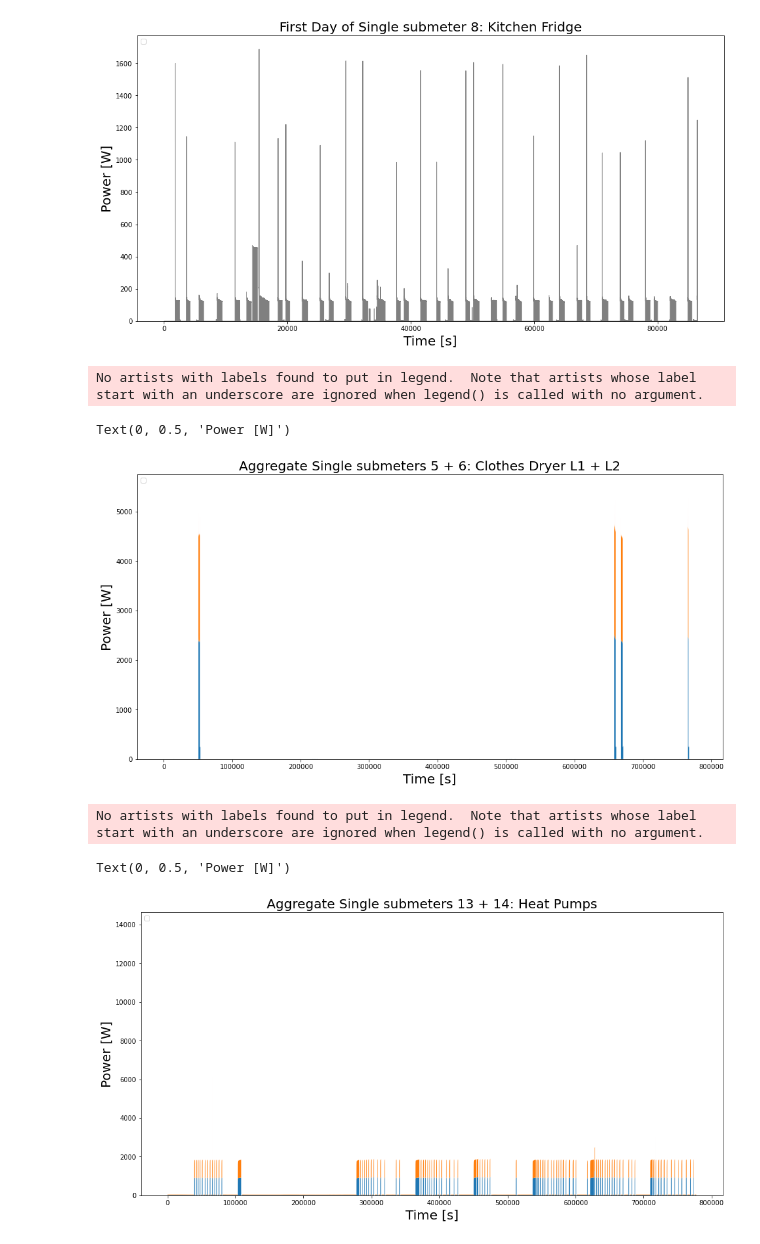
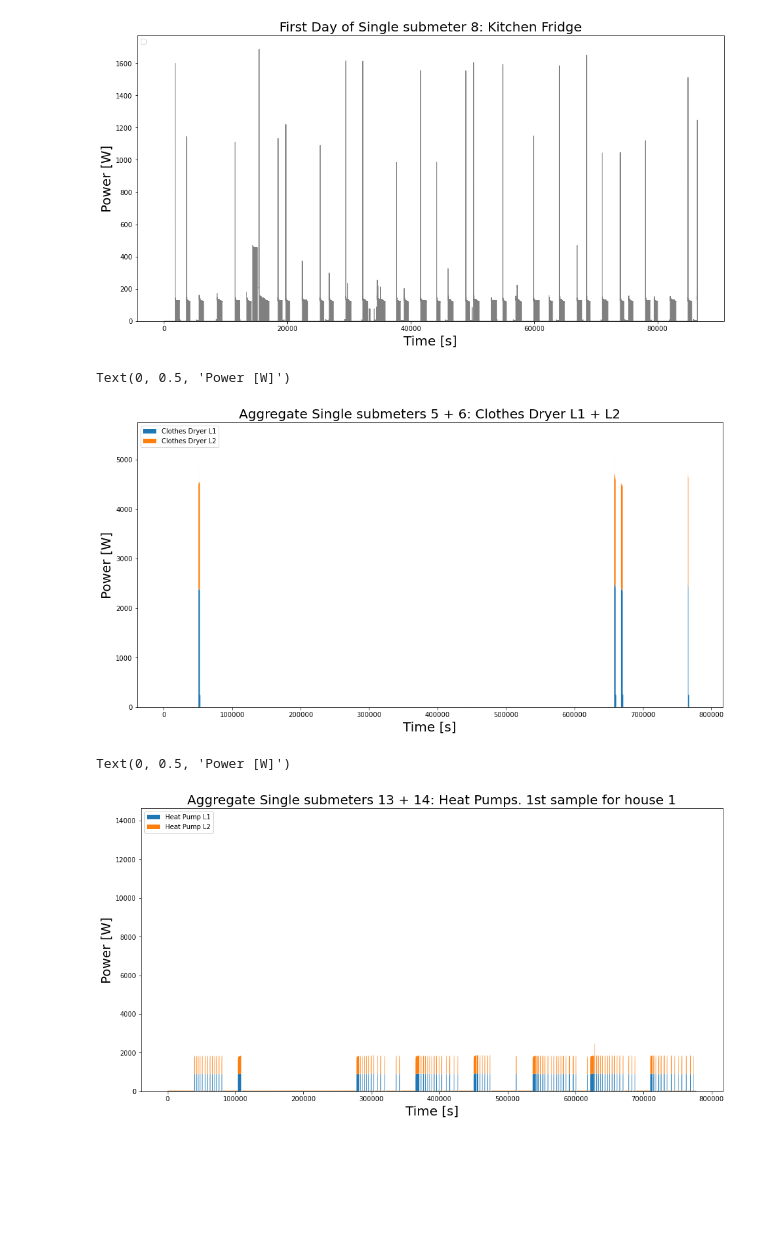
Before and after one commit to MarcoLandtHayen/NILM_NonIntrusiveLoadMonitoring, a Jupyter notebook: notebooks/02_NILM_RAEdataset_CNN.ipynb, the cells around one changed output. Drawn from its saved outputs; the diff is of its cells as text; code cells hidden in the pictures; blank space fills up the shorter version.

```diff
--- a/notebooks/02_NILM_RAEdataset_CNN.ipynb
+++ b/notebooks/02_NILM_RAEdataset_CNN.ipynb
@@ -358,24 +346,22 @@ Text(0, 0.5, 'Power [W]')
 # %%
 # Aggregate power load for Clothes Dryers L1 + L2: Whole time span of first sample (9 days) for house1
 fig, ax = plt.subplots(figsize=(16, 8))
-ax.stackplot(range(data1_transp.shape[1]), data1_transp[4:6,:])
+ax.stackplot(range(data1_transp.shape[1]), data1_transp[4:6,:], labels=labels_long[4:6])
 plt.legend(loc='upper left')
 plt.title('Aggregate Single submeters 5 + 6: Clothes Dryer L1 + L2', fontsize=20)
 plt.xlabel('Time [s]', fontsize=20)
 plt.ylabel('Power [W]', fontsize=20)
 # %% [output]
-No artists with labels found to put in legend.  Note that artists whose label start with an underscore are ignored when legend() is called with no argument.
+Text(0, 0.5, 'Power [W]')
-Text(0, 0.5, 'Power [W]')
-[figure, old version]
+[figure, new version]
 # %%
 # Aggregate power load for Heat Pumps: Whole time span of first sample (9 days) for house1
 fig, ax = plt.subplots(figsize=(16, 8))
-ax.stackplot(range(data1_transp.shape[1]), data1_transp[12:14,:])
+ax.stackplot(range(data1_transp.shape[1]), data1_transp[12:14,:], labels=labels_long[12:14])
 plt.legend(loc='upper left')
-plt.title('Aggregate Single submeters 13 + 14: Heat Pumps', fontsize=20)
+plt.title('Aggregate Single submeters 13 + 14: Heat Pumps. 1st sample for house 1', fontsize=20)
 plt.xlabel('Time [s]', fontsize=20)
 plt.ylabel('Power [W]', fontsize=20)
 # %% [output]
-No artists with labels found to put in legend.  Note that artists whose label start with an underscore are ignored when legend() is called with no argument.
+Text(0, 0.5, 'Power [W]')
-Text(0, 0.5, 'Power [W]')
-[figure, old version]
+[figure, new version]
```
Also changed, not shown: parts of 50 cells of this notebook.
